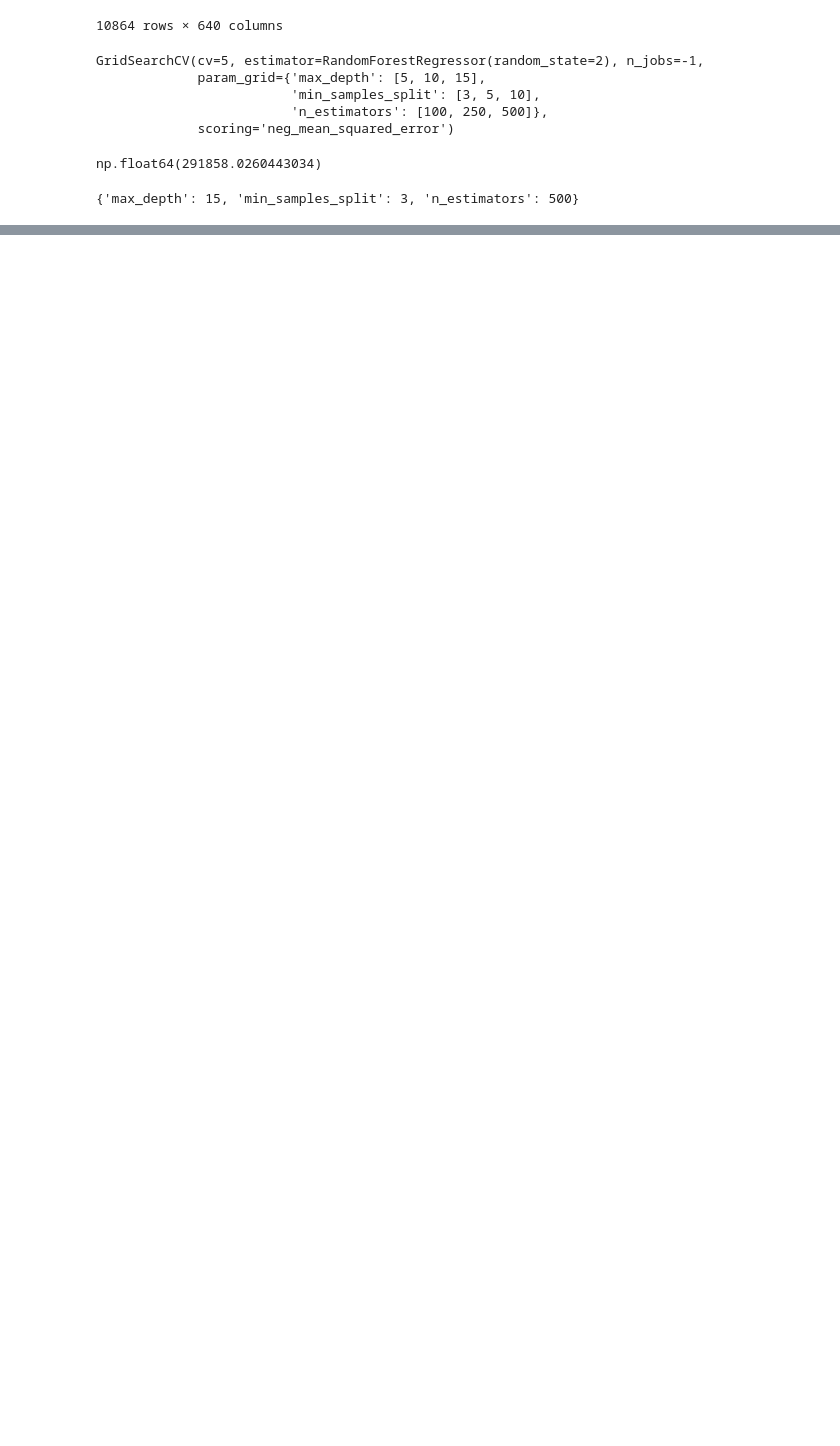
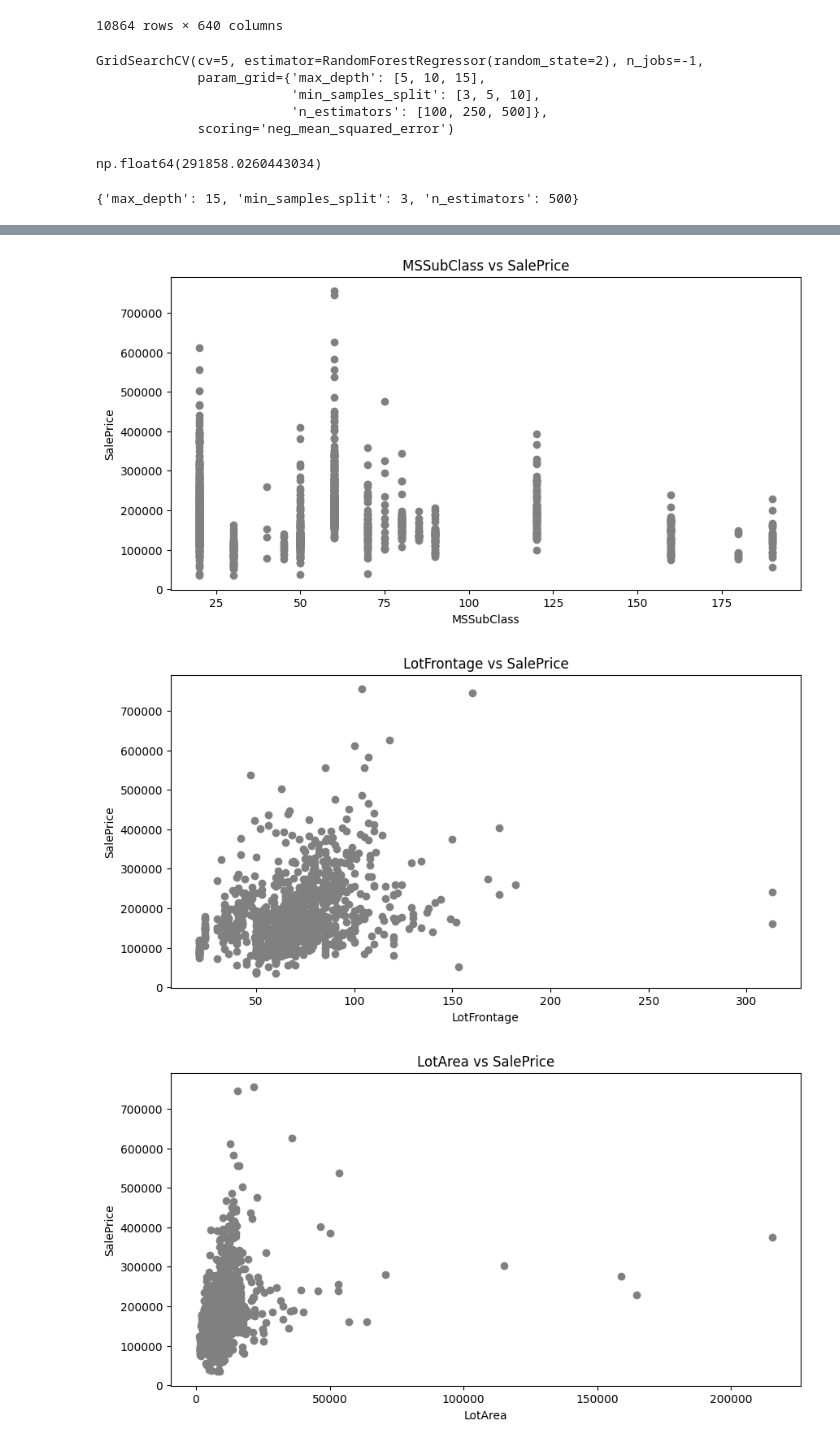
Before and after one commit to Nimbus-commints/Data-Science-Proyectos, a Jupyter notebook: Prediccion de Precios de Casas/Prediccion_Casas.ipynb, the cells around one changed output, grey strips where cells are left out. Saved outputs shown, nothing was run; the diff lists cells and outputs as text; code cells hidden in the pictures; blank space fills up the shorter version.

```diff
--- a/Prediccion de Precios de Casas/Prediccion_Casas.ipynb
+++ b/Prediccion de Precios de Casas/Prediccion_Casas.ipynb
@@ -209,0 +341,3 @@ model_rfr_cv.best_params_
+# %%
+num_cols = [cols for cols in train_data.columns if train_data[cols].dtype != 'object']
+print(num_cols)
@@ -209,0 +346,15 @@ model_rfr_cv.best_params_
+# %%
+for col in num_cols[1:]:
+    if col == 'SalePrice':
+        continue
+    else :
+        plt.figure(figsize=(10,5))
+        plt.scatter(x=train_data[col], y=train_data['SalePrice'],c='gray')
+        plt.title(f'{col} vs SalePrice')
+        plt.xlabel(col)
+        plt.ylabel('SalePrice')
+        plt.show()
+# %% [output]
+[figure, added]
+[figure, added]
+[figure, added]
```
Also changed, not shown: parts of 80 cells of this notebook, 3 other files.
